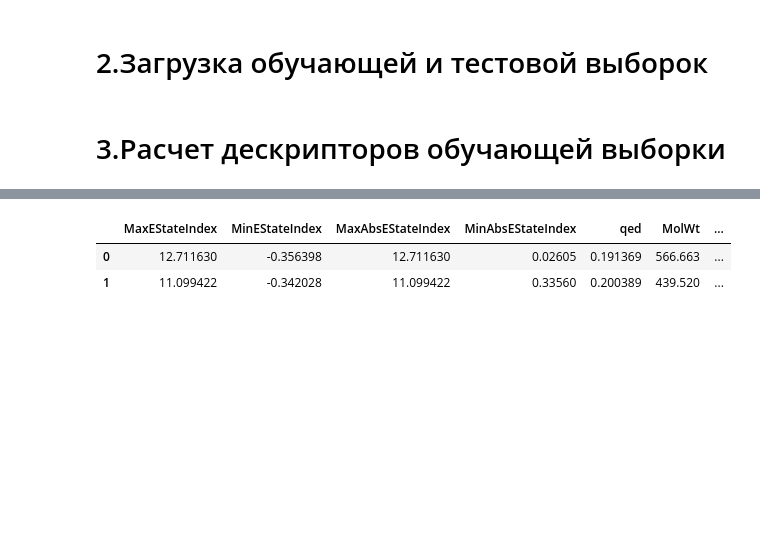
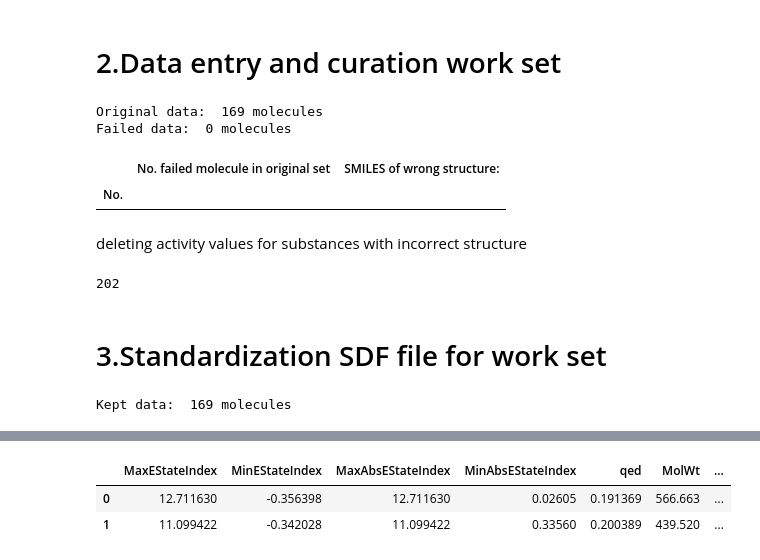
Before and after one commit to ovttiras/HDAC1-inhibitors, a Jupyter notebook: HDAC1 RDKit_2D.ipynb, the cells around one changed output, grey strips where cells are left out. Drawn from its saved outputs; the diff is of its cells as text; code cells hidden in the pictures; blank space fills up the shorter version.

```diff
--- a/HDAC1 RDKit_2D.ipynb
+++ b/HDAC1 RDKit_2D.ipynb
@@ -19,5 +20,3 @@ from sklearn.metrics import pairwise_distances
 import joblib
 import pickle
 from numpy import savetxt
-# %% [markdown]
-# 2.Загрузка обучающей и тестовой выборок
@@ -42,2 +23,38 @@ for mol in Chem.SDMolSupplier(fname_ts):
-# %% [markdown]
-# 3.Расчет дескрипторов обучающей выборки
+# %% [markdown]
+# 2.Data entry and curation work set
+# %%
+uploaded_file_ws="datasets/HDAC1 work set.sdf"
+supplier_ws = Chem.ForwardSDMolSupplier(uploaded_file_ws,sanitize=False)
+failed_mols_ws = []
+all_mols_ws =[]
+wrong_structure_ws=[]
+wrong_smiles_ws=[]
+y_tr = []
+y_bad_index=[]
+
+for i, m in enumerate(supplier_ws):
+    structure = Chem.Mol(m)
+    all_mols_ws.append(structure)
+    y_tr.append(m.GetIntProp("HDAC1"))
+    try:
+        Chem.SanitizeMol(structure)
+    except:
+        failed_mols_ws.append(m)
+        wrong_smiles_ws.append(Chem.MolToSmiles(m))
+        wrong_structure_ws.append(str(i+1))
+        y_bad_index.append(i)
+print('Original data: ', len(all_mols_ws), 'molecules')
+print('Failed data: ', len(failed_mols_ws), 'molecules')
+number_ws =[]
+for i in range(len(failed_mols_ws)):
+        number_ws.append(str(i+1))
+bad_molecules_ws = pd.DataFrame({'No. failed molecule in original set': wrong_structure_ws, 'SMILES of wrong structure: ': wrong_smiles_ws, 'No.': number_ws}, index=None)
+bad_molecules_ws = bad_molecules_ws.set_index('No.')
+bad_molecules_ws
+# %% [output]
+Original data:  169 molecules
+Failed data:  0 molecules
+|  | No. failed molecule in original set | SMILES of wrong structure: |
+| No. |  |  |
+# %% [markdown]
+deleting activity values for substances with incorrect structure
@@ -43,0 +63,25 @@ for mol in Chem.SDMolSupplier(fname_ts):
+# %%
+len(y_tr)
+# %% [output]
+202
+# %% [markdown]
+# 3.Standardization SDF file for work set
+# %%
+records_ws = []
+for i in range(len(all_mols_ws)):
+    record = Chem.MolToMolBlock(all_mols_ws[i])
+    records_ws.append(record)
+
+mols_ws = []
+for i,record in enumerate(records_ws):
+    standard_record = chembl_structure_pipeline.standardize_molblock(record)
+    m = Chem.MolFromMolBlock(standard_record)
+    mols_ws.append(m)
+
+moldf_ws = []
+for val in mols_ws:
+    if val != None:
+        moldf_ws.append(val)
+print('Kept data: ', len(moldf_ws), 'molecules')
+# %% [output]
+Kept data:  169 molecules
```
Also changed, not shown: parts of 80 cells of this notebook, 13 other files.
